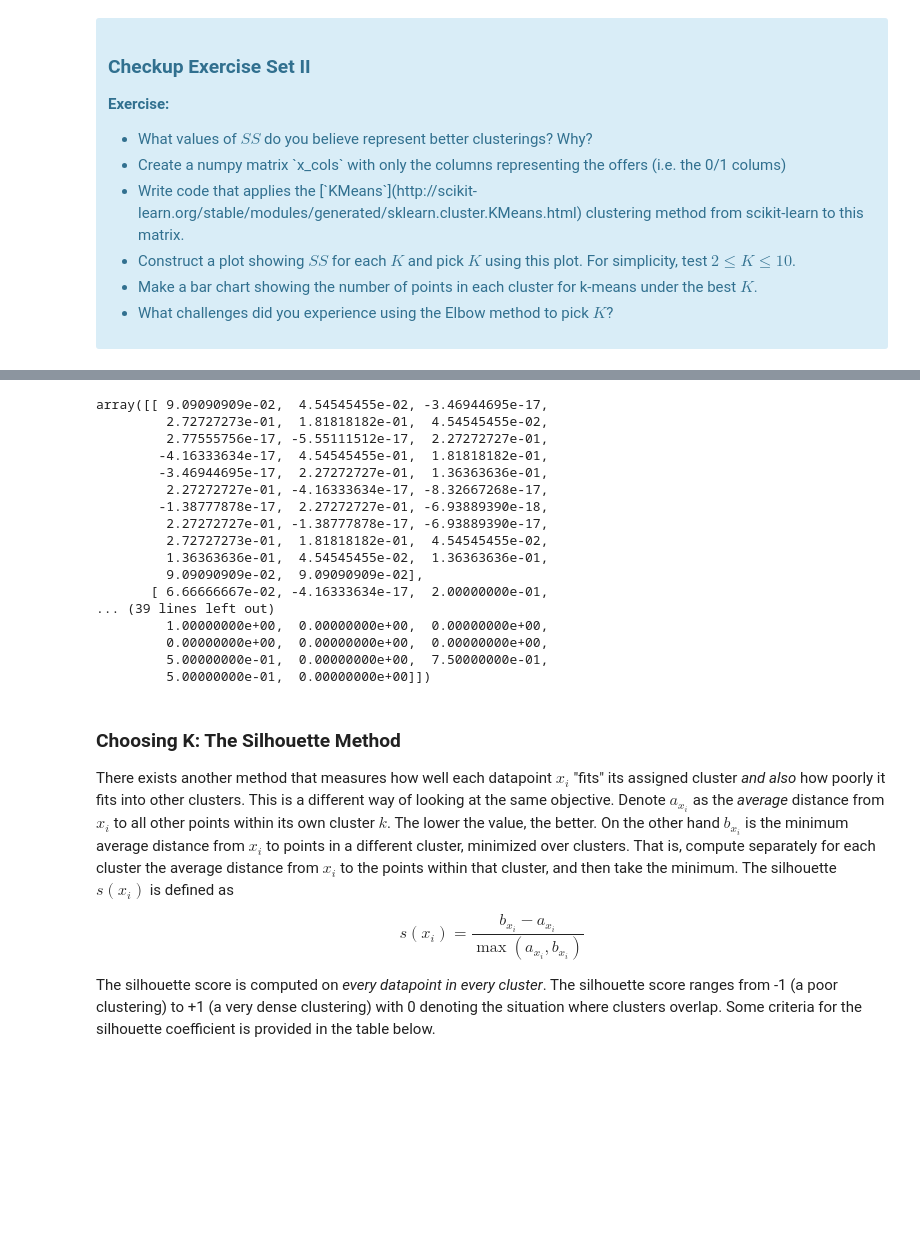
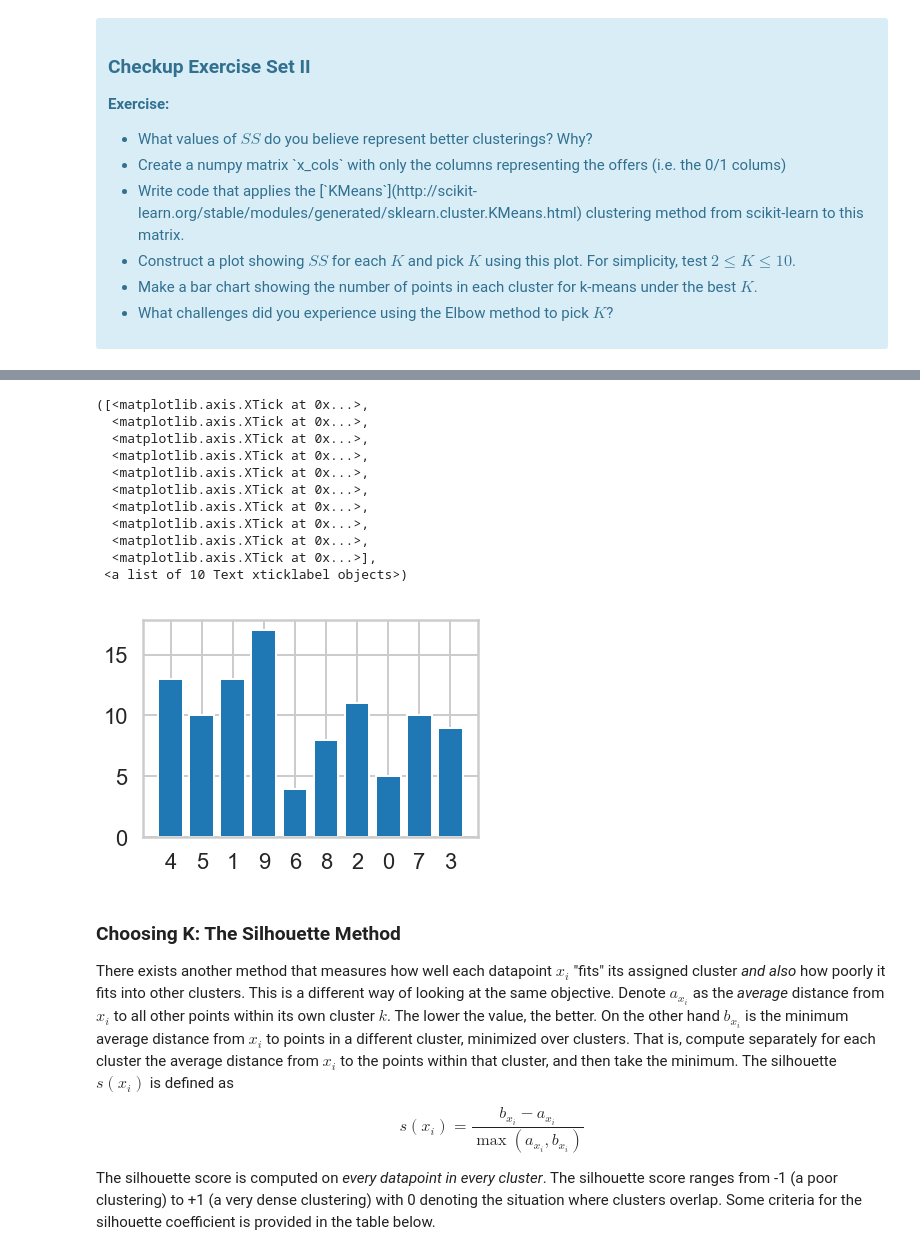
Before and after one commit to adithyansubramanian/Springboard_Clustering, a Jupyter notebook: Mini_Project_Clustering.ipynb, the cells around one changed output, grey strips where cells are left out. Saved outputs shown, nothing was run; the diff lists cells and outputs as text; code cells hidden in the pictures; blank space fills up the shorter version.

```diff
--- a/Mini_Project_Clustering.ipynb
+++ b/Mini_Project_Clustering.ipynb
@@ -172,25 +148,27 @@ array([0, 1, 1, 0, 1, 1, 1, 0, 1, 0, 1, 1, 0, 1, 1, 1, 1, 1, 0, 1, 0, 0,
-# %%
-model = KMeans(n_clusters=5)
-model.fit_predict(df_customer)
-model.cluster_centers_
-# %% [output]
-array([[ 9.09090909e-02,  4.54545455e-02, -3.46944695e-17,
-         2.72727273e-01,  1.81818182e-01,  4.54545455e-02,
-         2.77555756e-17, -5.55111512e-17,  2.27272727e-01,
-        -4.16333634e-17,  4.54545455e-01,  1.81818182e-01,
-        -3.46944695e-17,  2.27272727e-01,  1.36363636e-01,
-         2.27272727e-01, -4.16333634e-17, -8.32667268e-17,
-        -1.38777878e-17,  2.27272727e-01, -6.93889390e-18,
-         2.27272727e-01, -1.38777878e-17, -6.93889390e-17,
-         2.72727273e-01,  1.81818182e-01,  4.54545455e-02,
-         1.36363636e-01,  4.54545455e-02,  1.36363636e-01,
-         9.09090909e-02,  9.09090909e-02],
-       [ 6.66666667e-02, -4.16333634e-17,  2.00000000e-01,
-... (39 lines left out)
-         1.00000000e+00,  0.00000000e+00,  0.00000000e+00,
-         0.00000000e+00,  0.00000000e+00,  0.00000000e+00,
-         5.00000000e-01,  0.00000000e+00,  7.50000000e-01,
-         5.00000000e-01,  0.00000000e+00]])
+# %%
+# According to the graph, the best K value is 10.
+model = KMeans(n_clusters=10)
+model.fit_predict(df_customer)
+
+
+from collections import Counter, defaultdict
+clusters = Counter(model.labels_)
+
+plt.bar(range(len(clusters)), list(clusters.values()), align='center')
+plt.xticks(range(len(clusters)), list(clusters.keys()))
+# %% [output]
+([<matplotlib.axis.XTick at 0x...>,
+  <matplotlib.axis.XTick at 0x...>,
+  <matplotlib.axis.XTick at 0x...>,
+  <matplotlib.axis.XTick at 0x...>,
+  <matplotlib.axis.XTick at 0x...>,
+  <matplotlib.axis.XTick at 0x...>,
+  <matplotlib.axis.XTick at 0x...>,
+  <matplotlib.axis.XTick at 0x...>,
+  <matplotlib.axis.XTick at 0x...>,
+  <matplotlib.axis.XTick at 0x...>],
+ <a list of 10 Text xticklabel objects>)
+[figure, added]
 # %% [markdown]
 ### Choosing K: The Silhouette Method
 
```
Also changed, not shown: parts of 7 cells of this notebook.
